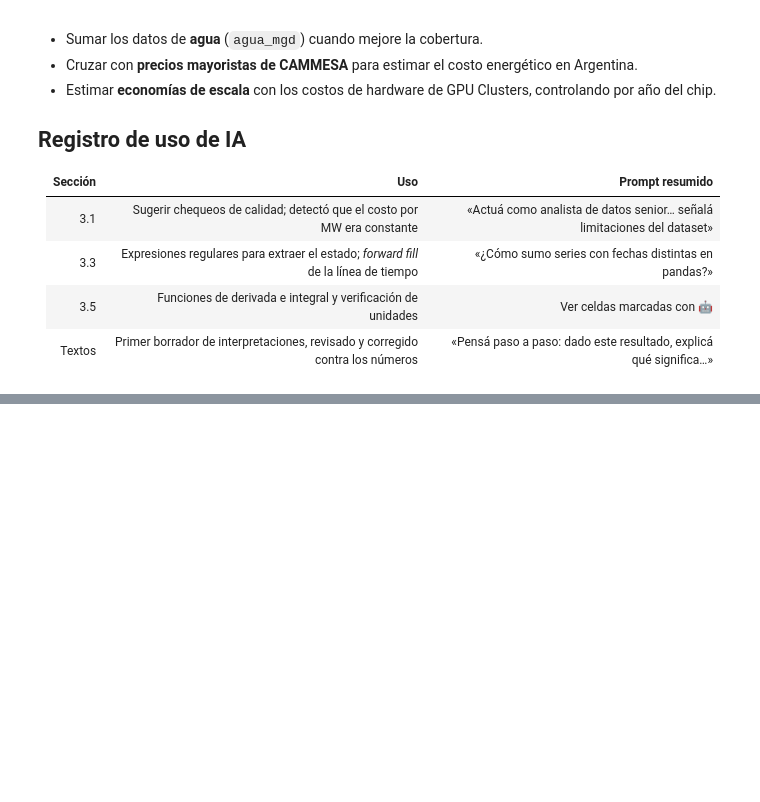
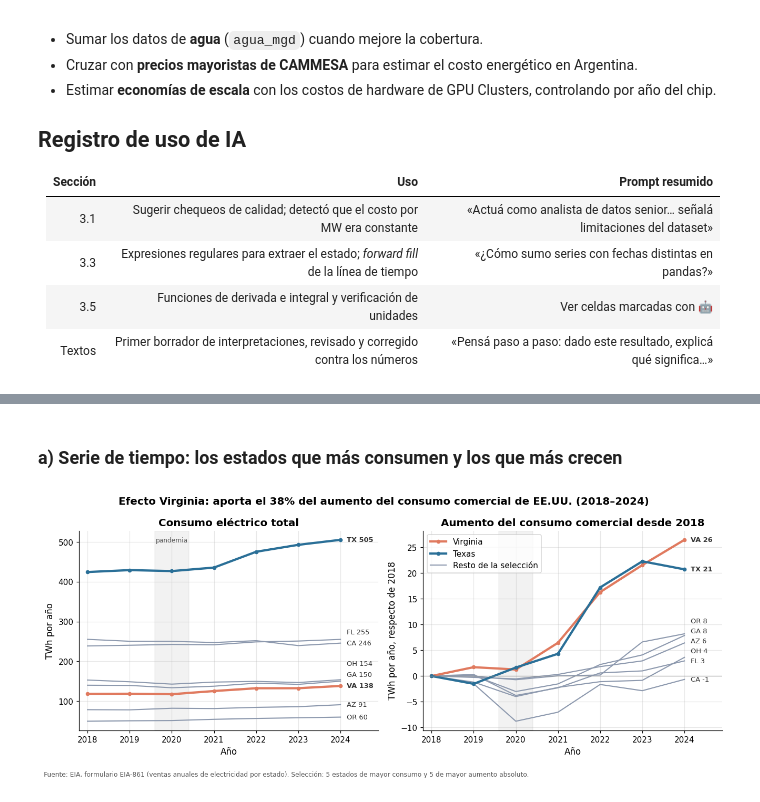
Before and after one commit to Datso653/datacenters-ia, a Jupyter notebook: notebooks/analisis_datacenters.ipynb, the cells around one changed output, grey strips where cells are left out. Drawn from its saved outputs; the diff is of its cells as text; code cells hidden in the pictures; blank space fills up the shorter version.

```diff
--- a/notebooks/analisis_datacenters.ipynb
+++ b/notebooks/analisis_datacenters.ipynb
@@ -1199,0 +1331,54 @@ share.pivot_table(index="region", columns="anio", values="share_pct").loc[:, [20
+# %% [markdown]
+### a) Serie de tiempo: los estados que más consumen y los que más crecen
+# %%
+DESTACADOS = {"VA": graficos.COLOR_SECUNDARIO, "TX": graficos.COLOR_PRINCIPAL}
+
+serie_eia = consumo[consumo["estado"].isin(seleccion)].copy()
+comercial_base = serie_eia.query("anio == @ANIO_BASE").set_index("estado")["twh_comercial"]
+serie_eia["aumento_comercial_twh"] = serie_eia["twh_comercial"] - serie_eia["estado"].map(comercial_base)
+
+
+def separar_etiquetas(valores: pd.Series, separacion: float) -> pd.Series:
+    """Altura de las etiquetas al final de cada línea, corridas hacia arriba lo justo para no encimarse."""
+    posiciones = valores.sort_values().copy()
+    for i in range(1, len(posiciones)):
+        posiciones.iloc[i] = max(posiciones.iloc[i], posiciones.iloc[i - 1] + separacion)
+    return posiciones
+
+
+fig, (ax1, ax2) = plt.subplots(1, 2, figsize=(12, 5))
+paneles = [(ax1, "twh_total", "Consumo eléctrico total", "TWh por año"),
+           (ax2, "aumento_comercial_twh", "Aumento del consumo comercial desde 2018", "TWh por año, respecto de 2018")]
+for ax, columna, titulo, etiqueta_y in paneles:
+    otros = serie_eia[~serie_eia["estado"].isin(DESTACADOS)]
+    sns.lineplot(data=otros, x="anio", y=columna, units="estado", estimator=None,
+                 color=graficos.COLOR_NEUTRO, lw=1.4, ax=ax)
+    for estado, color in DESTACADOS.items():
+        datos = serie_eia[serie_eia["estado"] == estado]
+        ax.plot(datos["anio"], datos[columna], color=color, lw=2.8, marker="o", ms=4)
+    ax.axvspan(2019.6, 2020.4, color="#999999", alpha=0.12)   # pandemia
+
+    finales = serie_eia.query("anio == @ANIO_RECIENTE").set_index("estado")[columna]
+    rango = serie_eia[columna].max() - min(serie_eia[columna].min(), 0)
+    for estado, y in separar_etiquetas(finales, rango * 0.055).items():
+        ax.annotate(f"{estado} {finales[estado]:,.0f}", (ANIO_RECIENTE, finales[estado]), xytext=(ANIO_RECIENTE + 0.15, y),
+                    va="center", fontsize=8.5, color="#333333",
+                    fontweight="bold" if estado in DESTACADOS else "normal")
+    ax.set_xticks(range(ANIO_BASE, ANIO_RECIENTE + 1))
+    ax.set_xlim(ANIO_BASE - 0.2, ANIO_RECIENTE + 0.9)
+    ax.set(title=titulo, xlabel="Año", ylabel=etiqueta_y)
+
+ax1.text(2020, ax1.get_ylim()[1] * 0.97, "pandemia", ha="center", va="top", fontsize=8, color="#555555")
+ax2.axhline(0, color="#999999", lw=0.8)
+ax2.legend(handles=[plt.Line2D([], [], color=graficos.COLOR_SECUNDARIO, lw=2.8, marker="o", ms=4, label="Virginia"),
+                    plt.Line2D([], [], color=graficos.COLOR_PRINCIPAL, lw=2.8, marker="o", ms=4, label="Texas"),
+                    plt.Line2D([], [], color=graficos.COLOR_NEUTRO, lw=1.4, label="Resto de la selección")],
+           loc="upper left")
+fig.suptitle(f"Efecto Virginia: aporta el {participacion_va:.0%} del aumento del consumo comercial de EE.UU. "
+             f"({ANIO_BASE}–{ANIO_RECIENTE})", fontsize=13, fontweight="bold")
+graficos.nota_fuente_figura(fig, "Fuente: EIA, formulario EIA-861 (ventas anuales de electricidad por estado). "
+                            "Selección: 5 estados de mayor consumo y 5 de mayor aumento absoluto.")
+graficos.guardar(fig, "10_consumo_por_estado_eia")
+plt.show()
+# %% [output]
+[figure, added]
```
Also changed, not shown: parts of 15 cells of this notebook, 5 other files.
